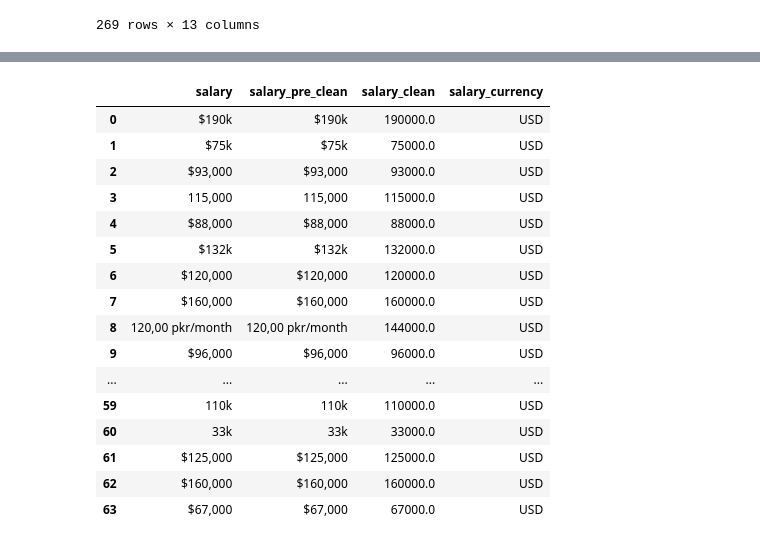
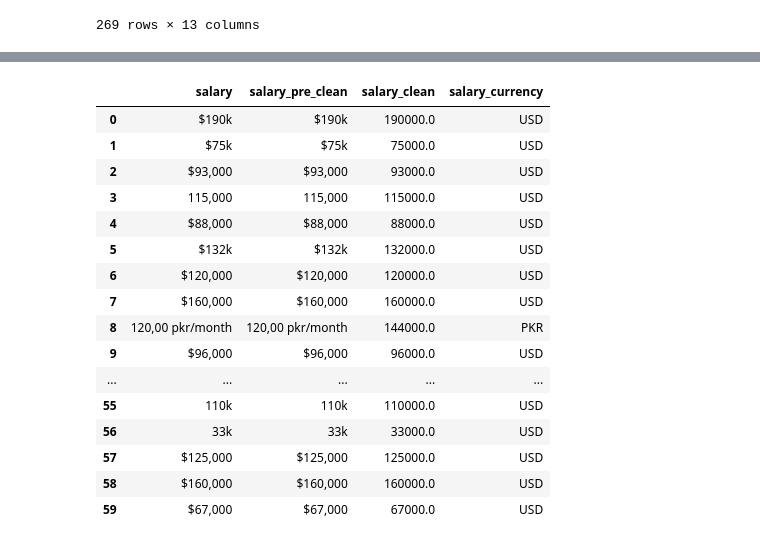
Before and after one commit to archiewood/ds_salaries, a Jupyter notebook: data_cleaning.ipynb, the cells around one changed output, grey strips where cells are left out. Saved outputs shown, nothing was run; the diff lists cells and outputs as text; code cells hidden in the pictures.

Commit message:
more cleaning and outputs

```diff
--- a/data_cleaning.ipynb
+++ b/data_cleaning.ipynb
@@ -394,3 +401,12 @@ df.head(50)
 | 50 | 2020 | 1 | staff data scientist | 2 years | d.c. metro | $120,000 | defense | m.s in geoinformatics; working on... | 2.5 years data science, 3 years d... | ... |
 | 51 | 2020 | 1 | modeling analyst | 6mo | dc | $70,000 | insurance | bs in management from a top under... |  | ... |
 | 52 | 2020 | 1 | senior data engineer | 6 months | remote/west coast | $140,000 | consulting | ms/mba - ivy league | 5+ years software/bi engineering | ... |
+# %%
+# import us_region_lookup from csv
+us_region_lookup = pd.read_csv('us_region_lookup.csv')
+
+# merge us_region_lookup with df on location_clean
+df = pd.merge(df, us_region_lookup, on='location_clean', how='left')
+
+# if us_region is blank, fill it with 'Non-US'
+df['us_region'] = df['us_region'].fillna('Non-US')
@@ -432,51 +481,52 @@ df['salary_clean'] = df.salary_clean.where(df.salary_pre_clean.str.contains("dkk
 # %%
 # if salary contains currency symbol eg EUR GBP USD AUD INR then extract it
 df['salary_currency'] = df.salary.where(
     df.salary.str.contains("lpa", case=False) == False, "INR").where(
         df.salary.str.contains("$") == False, "USD").where(
             df.salary.str.contains("USD", case=False) == False, "USD").where(
                 df.salary.str.contains("US", case=False) == False, "USD").where(
                     df.salary.str.contains("\$") == False, "USD").where(
                         df.salary.str.contains("usd", case=False) == False, "USD").where(
                             df.salary.str.contains("GBP", case=False) == False, "GBP").where(
                                 df.salary.str.contains("£") == False, "GBP").where(
                                     df.salary.str.contains("AUD", case=False) == False, "AUD").where(
                                         df.salary.str.contains("INR", case=False) == False, "INR").where(
-                                            df.salary.str.contains("EUR", case=False) == False, "EUR").where(
-                                                df.salary.str.contains("Euro", case=False) == False, "EUR").where(
-                                                    df.salary.str.contains("euro", case=False) == False, "EUR").where(
-                                                        df.salary.str.contains("€") == False, "EUR").where(
-                                                            df.salary.str.contains("CAD", case=False) == False, "CAD").where(
-                                                                df.salary.str.contains("Rupee", case=False) == False, "INR").where(
-                                                                    df.salary.str.contains("Lakh", case=False) == False, "INR").where(
-                                                                        df.salary.str.contains("CHF", case=False) == False, "CHF").where(
-                                                                            df.salary.str.contains("NOK", case=False) == False, "NOK").where(
-                                                                                df.salary.str.contains("HKD", case=False) == False, "HKD").where(
-                                                                                    df.salary.str.contains("MXN", case=False) == False, "MXN").where(
-                                                                                        df.salary.str.contains("PHP", case=False) == False, "PHP").where(
-                                                                                            df.salary.str.contains("COP", case=False) == False, "COP").where(
-                                                                                                df.salary.str.contains("DKK", case=False) == False, "DKK").where(
-                                                                                                    df.salary.str.contains("R\$") == False, "BRL")
+                                            df.salary.str.contains("PKR", case=False) == False, "PKR").where(
+                                                df.salary.str.contains("EUR", case=False) == False, "EUR").where(
+                                                    df.salary.str.contains("Euro", case=False) == False, "EUR").where(
+                                                        df.salary.str.contains("euro", case=False) == False, "EUR").where(
+                                                            df.salary.str.contains("€") == False, "EUR").where(
+                                                                df.salary.str.contains("CAD", case=False) == False, "CAD").where(
+                                                                    df.salary.str.contains("Rupee", case=False) == False, "INR").where(
+                                                                        df.salary.str.contains("Lakh", case=False) == False, "INR").where(
+                                                                            df.salary.str.contains("CHF", case=False) == False, "CHF").where(
+                                                                                df.salary.str.contains("NOK", case=False) == False, "NOK").where(
+                                                                                    df.salary.str.contains("HKD", case=False) == False, "HKD").where(
+                                                                                        df.salary.str.contains("MXN", case=False) == False, "MXN").where(
+                                                                                            df.salary.str.contains("PHP", case=False) == False, "PHP").where(
+                                                                                                df.salary.str.contains("COP", case=False) == False, "COP").where(
+                                                                                                    df.salary.str.contains("DKK", case=False) == False, "DKK").where(
+                                                                                                        df.salary.str.contains("R\$") == False, "BRL")
 
 
 
 # view only salary and salary_clean
 df[['salary', 'salary_pre_clean','salary_clean', 'salary_currency']].iloc[00:60, :]
 # %% [output]
 |  | salary | salary_pre_clean | salary_clean | salary_currency |
 | 0 | $190k | $190k | 190000.0 | USD |
 | 1 | $75k | $75k | 75000.0 | USD |
 | 2 | $93,000 | $93,000 | 93000.0 | USD |
 | 3 | 115,000 | 115,000 | 115000.0 | USD |
 | 4 | $88,000 | $88,000 | 88000.0 | USD |
 | 5 | $132k | $132k | 132000.0 | USD |
 | 6 | $120,000 | $120,000 | 120000.0 | USD |
 | 7 | $160,000 | $160,000 | 160000.0 | USD |
-| 8 | 120,00 pkr/month | 120,00 pkr/month | 144000.0 | USD |
+| 8 | 120,00 pkr/month | 120,00 pkr/month | 144000.0 | PKR |
 | 9 | $96,000 | $96,000 | 96000.0 | USD |
 | ... | ... | ... | ... | ... |
-| 59 | 110k | 110k | 110000.0 | USD |
-| 60 | 33k | 33k | 33000.0 | USD |
-| 61 | $125,000 | $125,000 | 125000.0 | USD |
-| 62 | $160,000 | $160,000 | 160000.0 | USD |
-| 63 | $67,000 | $67,000 | 67000.0 | USD |
+| 55 | 110k | 110k | 110000.0 | USD |
+| 56 | 33k | 33k | 33000.0 | USD |
+| 57 | $125,000 | $125,000 | 125000.0 | USD |
+| 58 | $160,000 | $160,000 | 160000.0 | USD |
+| 59 | $67,000 | $67,000 | 67000.0 | USD |
```
Also changed, not shown: parts of 29 cells of this notebook, 4 other files.
